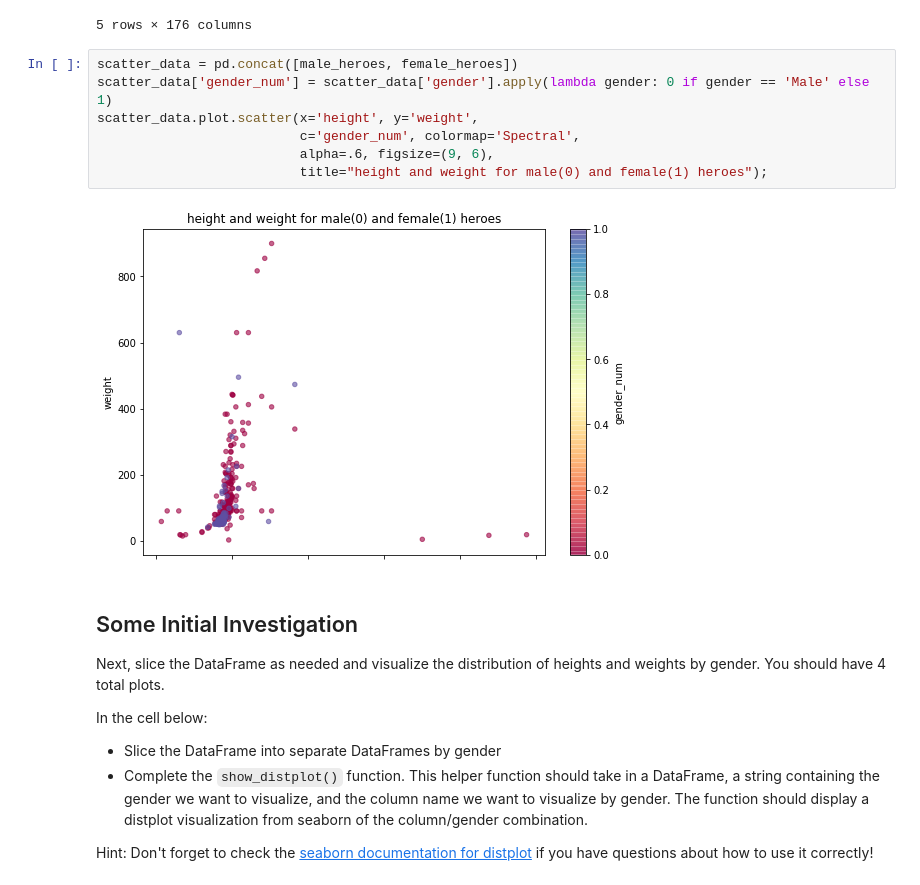
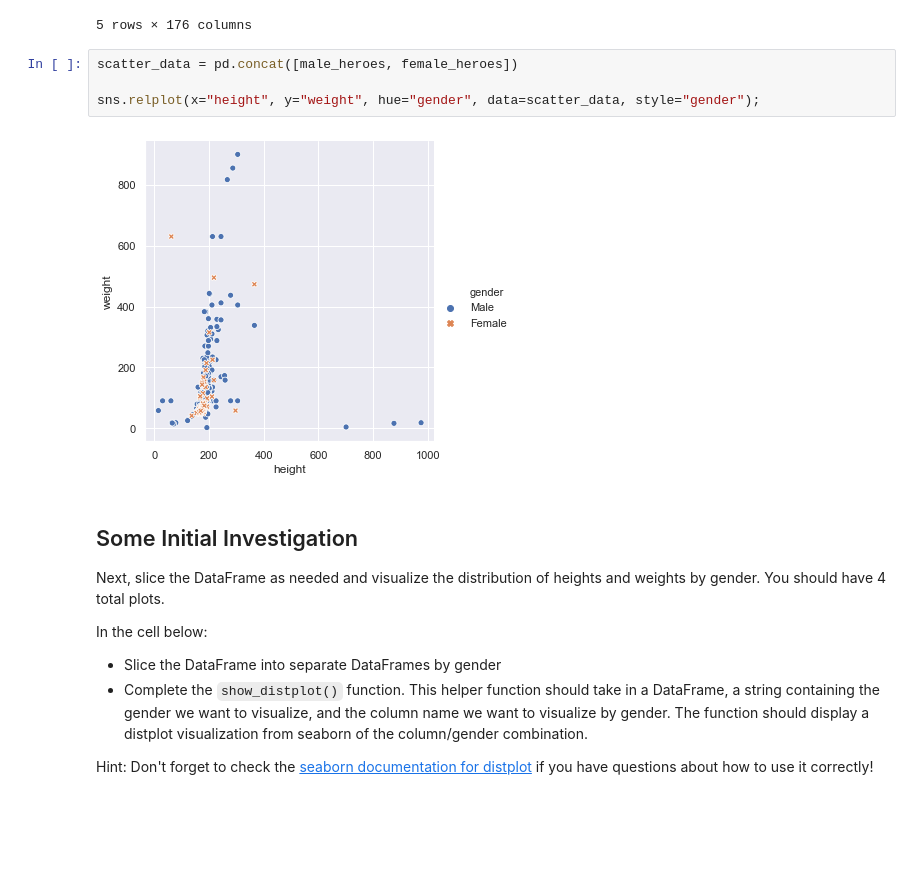
Before and after one commit to Jesse989/dsc-data-cleaning-project-onl01-dtsc-ft-030220, a Jupyter notebook: index.ipynb, the cells around one changed output. Drawn from its saved outputs; the diff is of its cells as text; blank space fills up the shorter version.

```diff
--- a/index.ipynb
+++ b/index.ipynb
@@ -518,15 +518,12 @@ male_heroes.head()
 | Abomination | Male | green | Human / Radiation | No Hair | 203.000000 | Marvel Comics | - | bad | 441.0 | False | ... |
 | Abraxas | Male | blue | Cosmic Entity | Black | 192.274105 | Marvel Comics | - | bad | 90.0 | False | ... |
 5 rows × 176 columns
-# %%
-scatter_data = pd.concat([male_heroes, female_heroes])
-scatter_data['gender_num'] = scatter_data['gender'].apply(lambda gender: 0 if gender == 'Male' else 1)
-scatter_data.plot.scatter(x='height', y='weight',
-                          c='gender_num', colormap='Spectral',
-                          alpha=.6, figsize=(9, 6),
-                          title="height and weight for male(0) and female(1) heroes");
-# %% [output]
-[figure, removed]
+# %%
+scatter_data = pd.concat([male_heroes, female_heroes])
+
+sns.relplot(x="height", y="weight", hue="gender", data=scatter_data, style="gender");
+# %% [output]
+[figure, added]
 # %% [markdown]
 ## Some Initial Investigation
 
```
Also changed, not shown: parts of 9 cells of this notebook.
